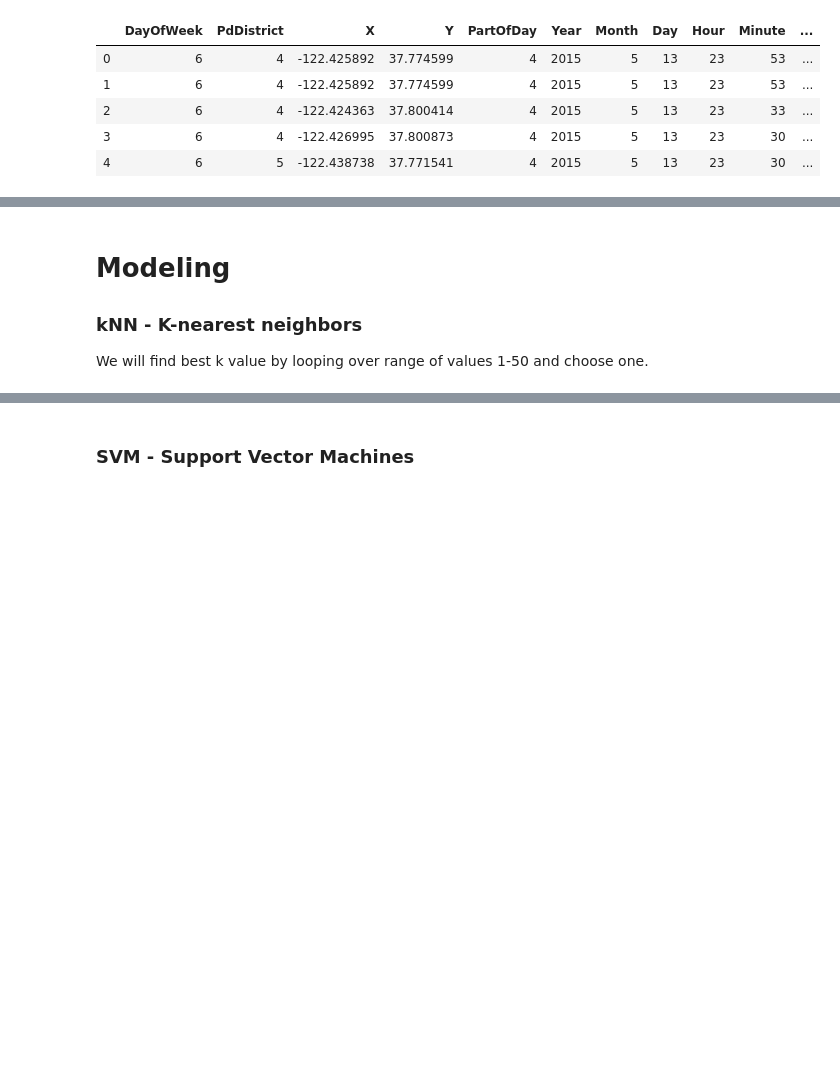
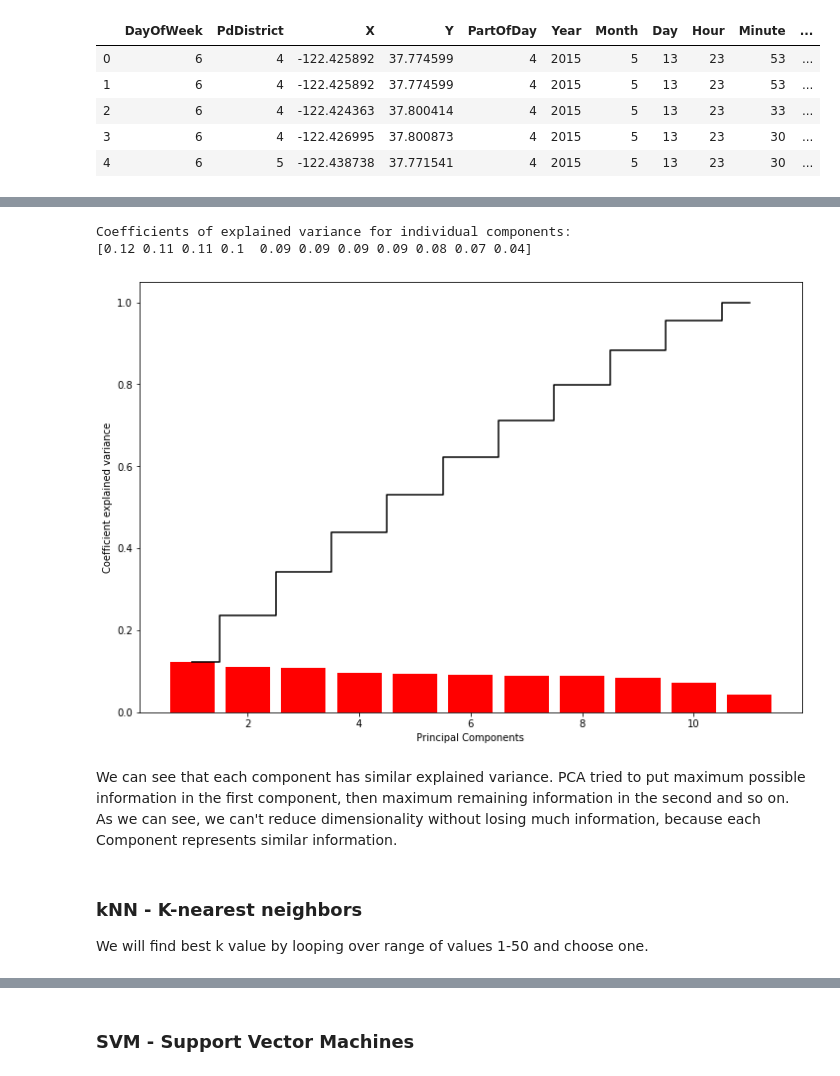
Before and after one commit to Frustrado/Crime-Classification, a Jupyter notebook: SF_crimes_analysis.ipynb, the cells around one changed output, grey strips where cells are left out. Saved outputs shown, nothing was run; the diff lists cells and outputs as text; code cells hidden in the pictures; blank space fills up the shorter version.

```diff
--- a/SF_crimes_analysis.ipynb
+++ b/SF_crimes_analysis.ipynb
@@ -716,5 +705,25 @@ train_df.head()
+# %%
+pca = PCA()
+X_train_pca = pca.fit_transform(X_train_std)
+
+evr = np.round(pca.explained_variance_ratio_,2)
+print('Coefficients of explained variance for individual components:\n%s' % evr)
+# %% [output]
+Coefficients of explained variance for individual components:
+[0.12 0.11 0.11 0.1  0.09 0.09 0.09 0.09 0.08 0.07 0.04]
+# %%
+plt.figure(figsize = (12,8))
+plt.bar(range(1, 12), pca.explained_variance_ratio_, align = 'center', color = 'red')
+plt.step(range(1, 12), np.cumsum(pca.explained_variance_ratio_), where = 'mid', color = 'black')
+plt.ylabel('Coefficient explained variance')
+plt.xlabel('Principal Components')
+
+plt.show()
+# %% [output]
+[figure, added]
+# %% [markdown]
+We can see that each component has similar explained variance. PCA tried to put maximum possible information in the first component, then maximum remaining information in the second and so on. As we can see, we can't reduce dimensionality without losing much information, because each Component represents similar information.
 # %% [markdown]
-# Modeling
 ### kNN - K-nearest neighbors
 
 We will find best k value by looping over range of values 1-50 and choose one.
```
Also changed, not shown: parts of 24 cells of this notebook.
